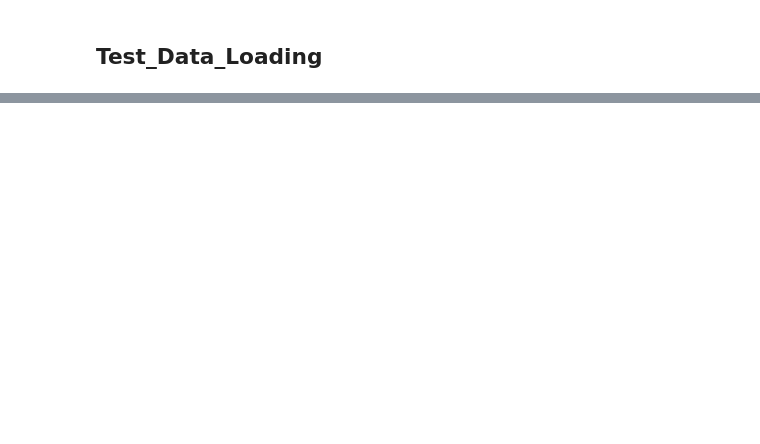
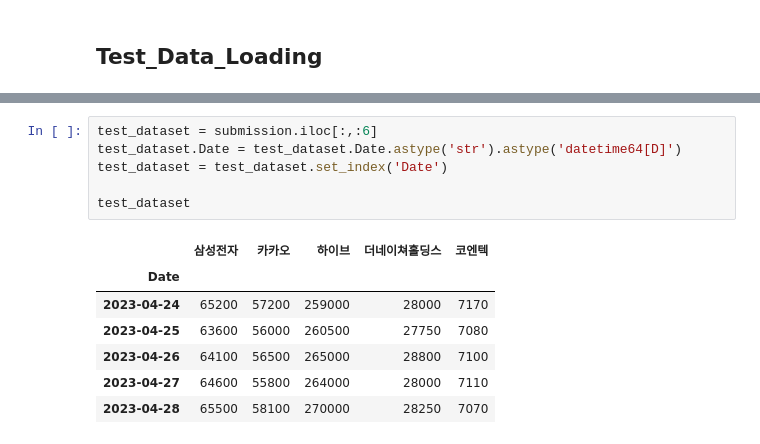
Before and after one commit to umkiyoung/Time_series_analysis, a Jupyter notebook: Stock_Price_Prediction.ipynb, the cells around one changed output, grey strips where cells are left out. Drawn from its saved outputs; the diff is of its cells as text; blank space fills up the shorter version.

```diff
--- a/Stock_Price_Prediction.ipynb
+++ b/Stock_Price_Prediction.ipynb
@@ -195,0 +215,14 @@ final_score(submission)
+# %%
+test_dataset = submission.iloc[:,:6]
+test_dataset.Date = test_dataset.Date.astype('str').astype('datetime64[D]')
+test_dataset = test_dataset.set_index('Date')
+
+test_dataset
+# %% [output]
+|  | 삼성전자 | 카카오 | 하이브 | 더네이쳐홀딩스 | 코엔텍 |
+| Date |  |  |  |  |  |
+| 2023-04-24 | 65200 | 57200 | 259000 | 28000 | 7170 |
+| 2023-04-25 | 63600 | 56000 | 260500 | 27750 | 7080 |
+| 2023-04-26 | 64100 | 56500 | 265000 | 28800 | 7100 |
+| 2023-04-27 | 64600 | 55800 | 264000 | 28000 | 7110 |
+| 2023-04-28 | 65500 | 58100 | 270000 | 28250 | 7070 |
```
Also changed, not shown: parts of 13 cells of this notebook, 1 other file.
